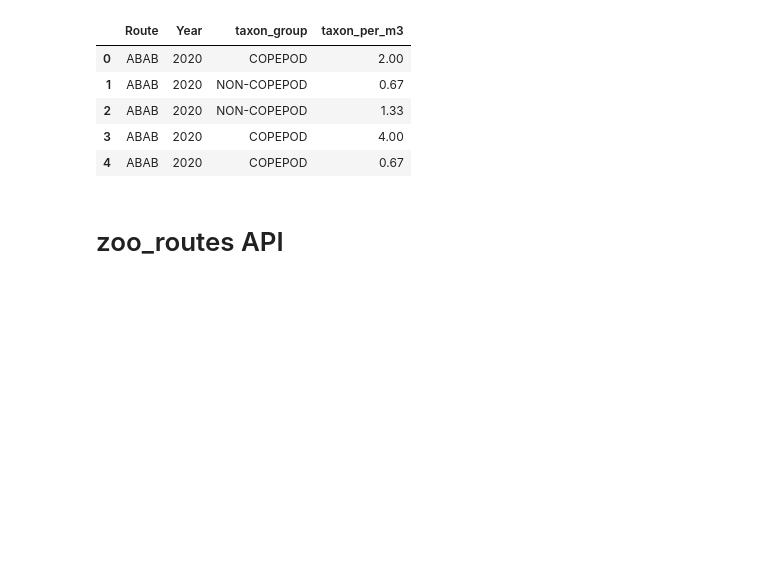
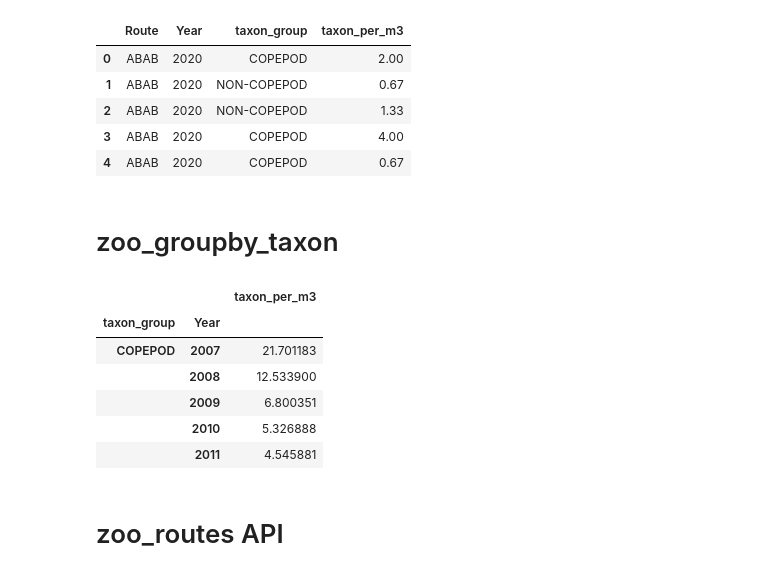
Before and after one commit to JackXinPan/Group5Project2, a Jupyter notebook: read_clean_data.ipynb, the cells around one changed output. Drawn from its saved outputs; the diff is of its cells as text; code cells hidden in the pictures; blank space fills up the shorter version.

```diff
--- a/read_clean_data.ipynb
+++ b/read_clean_data.ipynb
@@ -308,6 +322,19 @@ zoo_taxon_group.head()
 | 2 | ABAB | 2020 | NON-COPEPOD | 1.33 |
 | 3 | ABAB | 2020 | COPEPOD | 4.00 |
 | 4 | ABAB | 2020 | COPEPOD | 0.67 |
+# %% [markdown]
+# zoo_groupby_taxon
+# %%
+zoo_groupby_taxon = pd.DataFrame(zoo_taxon_group.groupby(by=["taxon_group","Year"])["taxon_per_m3"].mean())
+zoo_groupby_taxon.head()
+# %% [output]
+|  |  | taxon_per_m3 |
+| taxon_group | Year |  |
+| COPEPOD | 2007 | 21.701183 |
+|  | 2008 | 12.533900 |
+|  | 2009 | 6.800351 |
+|  | 2010 | 5.326888 |
+|  | 2011 | 4.545881 |
 # %% [markdown]
 # zoo_routes API
 # %%
```
Also changed, not shown: parts of 5 cells of this notebook, 2 other files.
